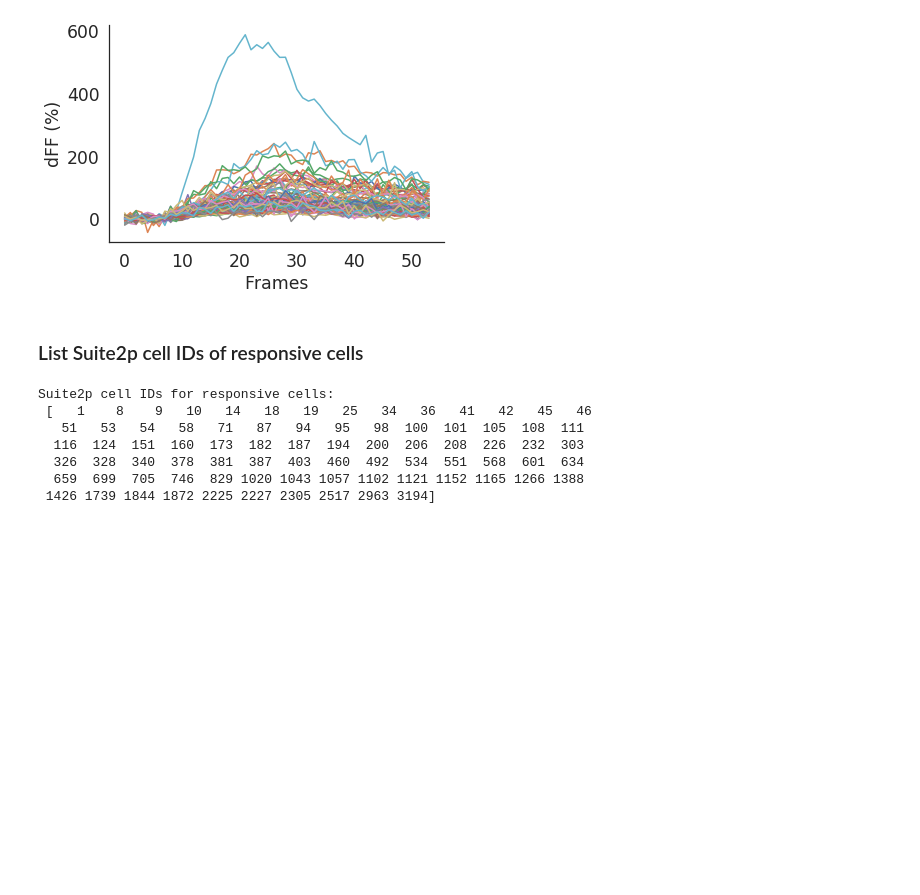
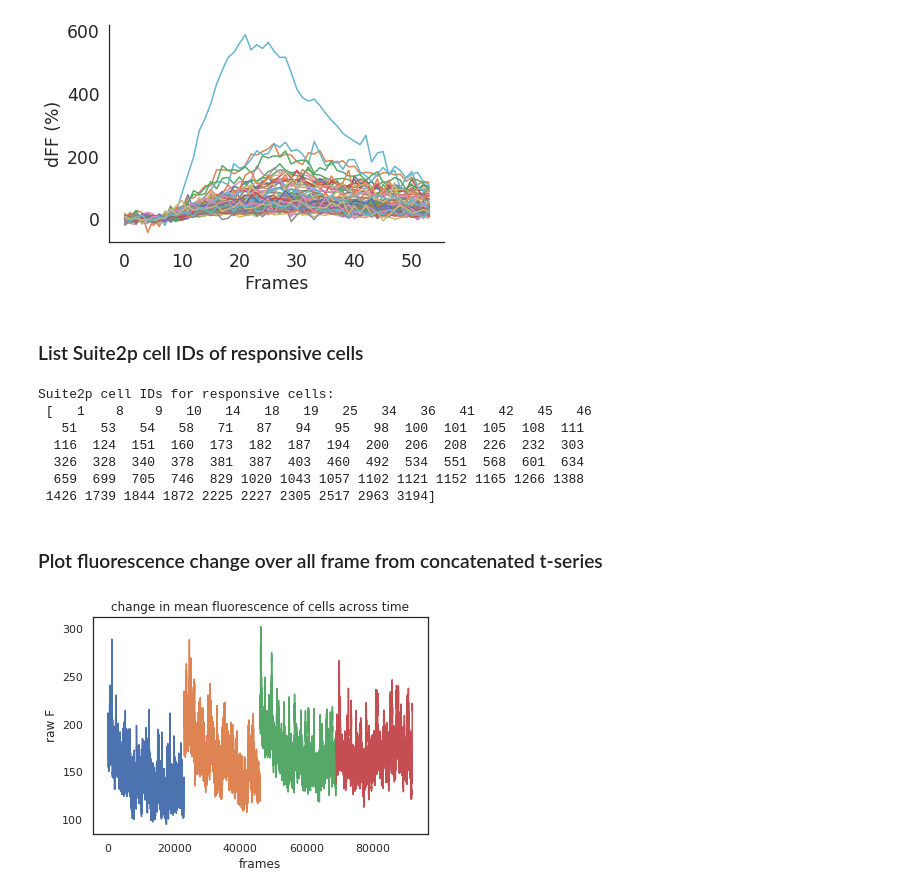
Before and after one commit to Packer-Lab/Vape, a Jupyter notebook: jupyter/how_to_vape_rob.ipynb, the cells around one changed output. Drawn from its saved outputs; the diff is of its cells as text; code cells hidden in the pictures; blank space fills up the shorter version.

Commit message:
added fluorescence change over time plot

```diff
--- a/jupyter/how_to_vape_rob.ipynb
+++ b/jupyter/how_to_vape_rob.ipynb
@@ -220,3 +220,21 @@ Suite2p cell IDs for responsive cells:
   326  328  340  378  381  387  403  460  492  534  551  568  601  634
   659  699  705  746  829 1020 1043 1057 1102 1121 1152 1165 1266 1388
  1426 1739 1844 1872 2225 2227 2305 2517 2963 3194]
+# %% [markdown]
+### Plot fluorescence change over all frame from concatenated t-series
+# %%
+mean_f = np.mean(exp_obj.raw[0], axis=0) #mean raw fluorescence of all the cells
+
+count = 0 #counter
+
+for frames in session_obj.frame_list: #for all experiments in this session
+    x = range(count,count+frames) #get the range of frames for this experiment
+    plt.plot(x, mean_f[x]); #plot the mean fluorescence for these frames in a distinct colour
+
+    count += frames
+
+plt.title('change in mean fluorescence of all cells across time')
+plt.xlabel('frames');
+plt.ylabel('raw F');
+# %% [output]
+[figure, added]
```
